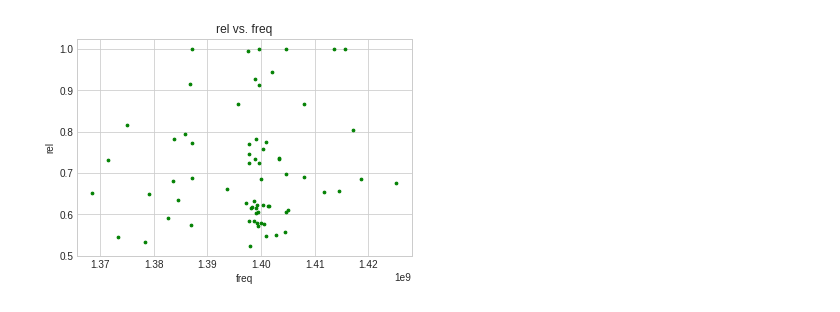
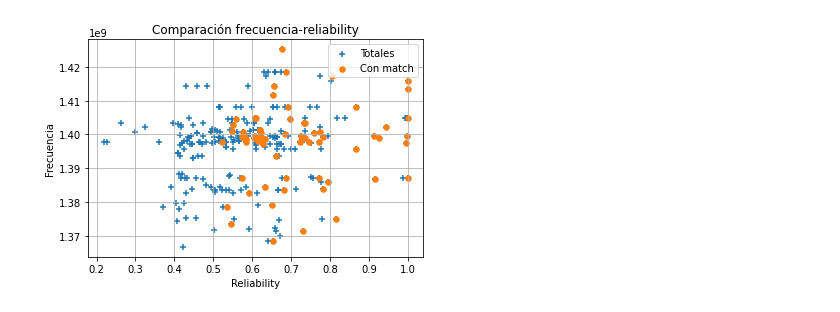
Before and after one commit to bmardu/lab-av_02, a Jupyter notebook: plots.ipynb, the cells around one changed output. Drawn from its saved outputs; the diff is of its cells as text; code cells hidden in the pictures.

```diff
--- a/plots.ipynb
+++ b/plots.ipynb
@@ -4,6 +4,12 @@ import numpy as np
 import pandas as pd
 from matplotlib import pyplot as plt
 # %%
-t_sofia = pd.read_csv (r'tabla_sofia_final.csv')
-t_shallow = pd.read_csv (r'tabla_shallow_corregida.csv')
+#Datos
+t_m = pd.read_csv (r'tabla_shallow_corregida.csv')
+t_s = pd.read_csv (r'tabla_sofia_final.csv')
+t_sc = pd.read_csv (r'tabla_sofia_completa.csv')
+
+#Data Frames de relaibility
+rel_s = pd.DataFrame(t_s, columns= ['rel'])
+rel_sc = pd.DataFrame(t_sc, columns= ['rel'])
 # %%
@@ -103,21 +175,23 @@ plt.show()
 # %%
 #Reliability vs. freq
-rel = pd.DataFrame(t_sofia, columns= ['rel'])
-freq = pd.DataFrame(t_sofia, columns=["freq"])
+freq_s = pd.DataFrame(t_s, columns=["freq"])
+freq_sc = pd.DataFrame(t_sc, columns=["freq"])
 
 #plot
-plt.scatter(freq, rel,
-            color= "green",
-            marker= ".",
+plt.scatter(rel_sc, freq_sc,
+            marker= "+",
             s=30)
 
-#plt.xlim(0, 7)
+plt.scatter(rel_s, freq_s,
+            marker= "o",
+            s=30)
 
-plt.xlabel('freq')
-plt.ylabel('rel')
-
-plt.title('rel vs. freq')
+plt.title("Comparación frecuencia-reliability")
+plt.legend(["Totales", "Con match"], loc='upper right')
+plt.xlabel('Reliability')
+plt.ylabel('Frecuencia')
+plt.grid()
 
 plt.show()
 # %% [output]
-[figure, old version]
+[figure, new version]
```
Also changed, not shown: parts of 9 cells of this notebook.
